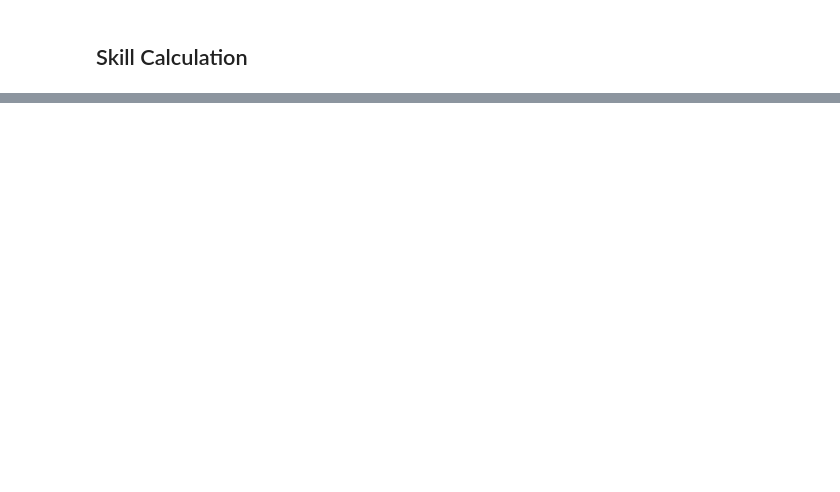
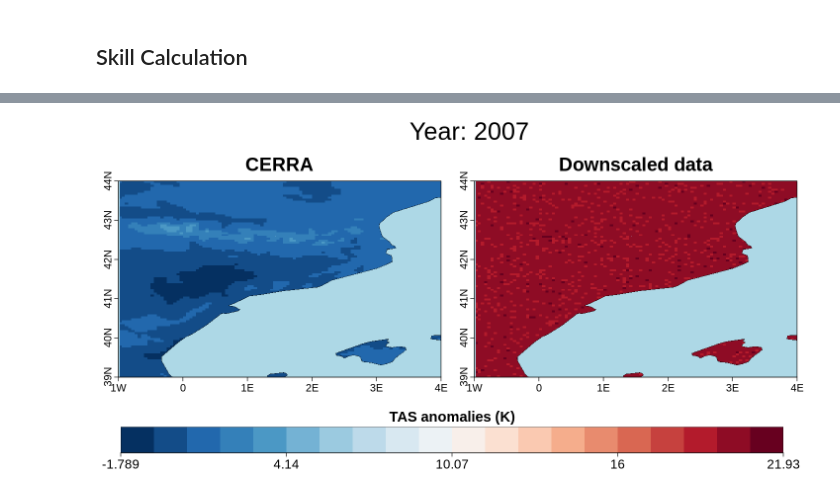
Before and after one commit to impetus4change/T31-ESD-hub, a Jupyter notebook: seasonal/Seasonal_ESD.ipynb, the cells around one changed output, grey strips where cells are left out. Saved outputs shown, nothing was run; the diff lists cells and outputs as text; code cells hidden in the pictures; blank space fills up the shorter version.

```diff
--- a/seasonal/Seasonal_ESD.ipynb
+++ b/seasonal/Seasonal_ESD.ipynb
@@ -277,0 +319,24 @@ dim(skill_values$bss10)
+# %%
+year <- 2007 # Year to be plotted
+obs <- ClimProjDiags::Subset(downscaled_data$obs$data, along = "syear", indices = year - 1993 + 1, drop = "non-selected") # 1993 is the starting year of the analysis
+downscaled <- ClimProjDiags::Subset(downscaled_data$hcst$data, along = "syear", indices = year - 1993 + 1, drop = "non-selected") # 1993 is the starting year of the analysis
+downscaled <- CSIndicators::PeriodMean(downscaled,
+                                       time_dim = "ensemble", na.rm = TRUE) # ensemble mean of the downscaled data for the selected year
+
+options(repr.plot.width = 12, repr.plot.height = 6)  # inch
+s2dv::PlotLayout(PlotEquiMap,
+                 plot_dims = c('latitude', 'longitude'),
+                 var = list(obs, downscaled),
+                 lat = downscaled_data$hcst$coords$lat,
+                 lon = downscaled_data$hcst$coords$lon,
+                 filled.continents = FALSE,
+                 filled.ocean = TRUE,
+                 intylat = 1, intxlon = 1,
+                 titles = c("CERRA", "Downscaled data"),
+                 toptitle = paste0("Year: ", year),
+                 units = paste0(toupper(var), " anomalies (", downscaled_data$hcst$attrs$Variable$metadata$tas$units, ")"),
+                 ncol = 2,
+                 bar_label_scale = 1.45, units_scale = 1.45, bar_scale = 1.5, subplot_titles_scale = 1.45, axes_label_scale = 1.25
+                )
+# %% [output]
+[figure, added]
```
Also changed, not shown: parts of 25 cells of this notebook, 1 other file.
